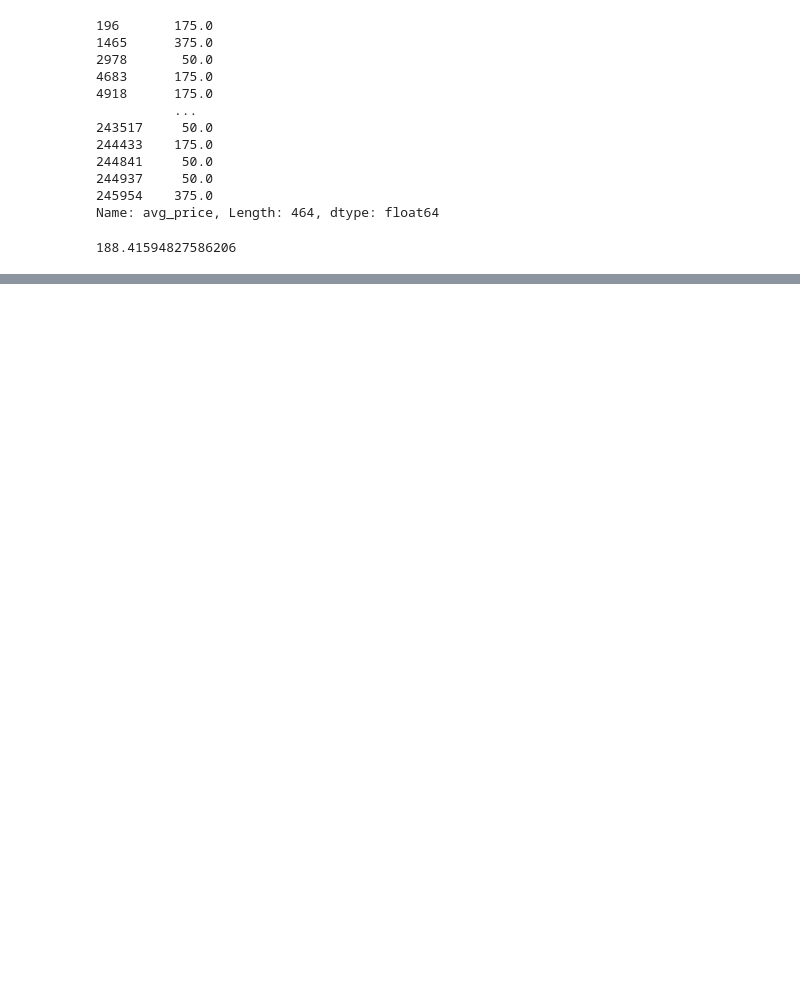
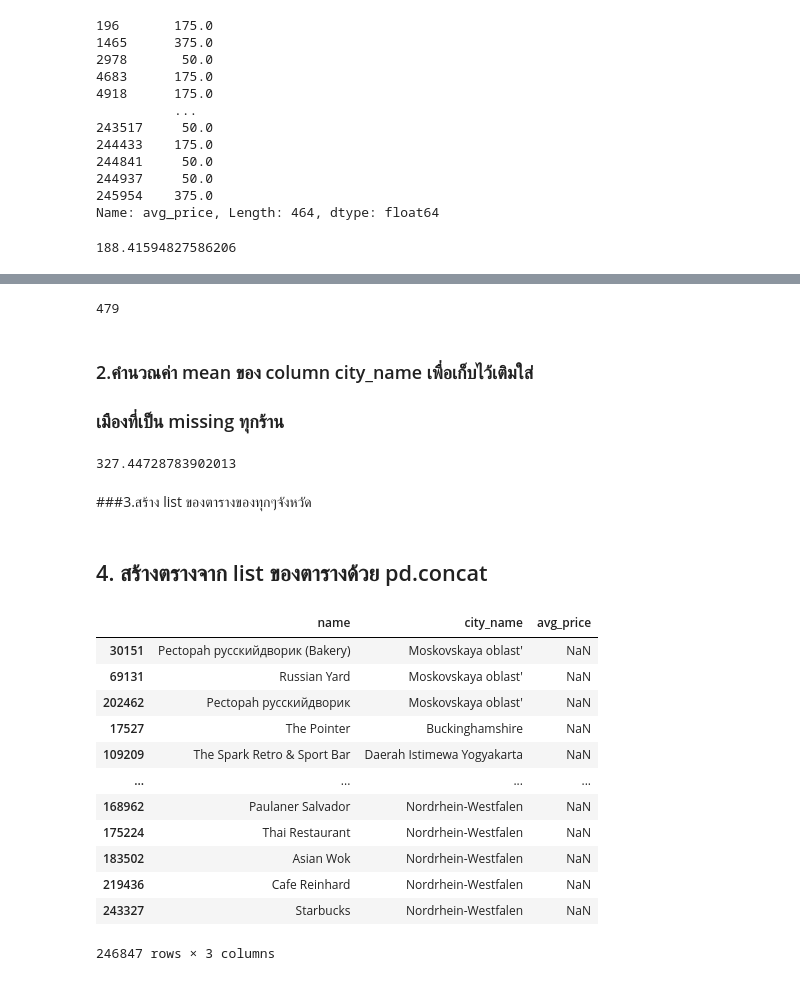
Before and after one commit to tanpharamut/KKU_data_mining, a Jupyter notebook: Pandas_101.ipynb, the cells around one changed output, grey strips where cells are left out. Cells and saved outputs as stored; diff of their text form; code cells hidden in the pictures; blank space fills up the shorter version.

```diff
--- a/Pandas_101.ipynb
+++ b/Pandas_101.ipynb
@@ -482,0 +532,15 @@ Chiang_Mai_dp.mean()
+# %%
+all_cities = set(new_table['city_name'])
+len(all_cities)
+# %% [output]
+479
+# %% [markdown]
+### 2.คำนวณค่า mean ของ column city_name เพื่อเก็บไว้เติมใส่
+### เมืองที่เป็น missing ทุกร้าน
+# %%
+all_mean = new_table.dropna(subset=['avg_price'])['avg_price'].mean()
+all_mean
+# %% [output]
+327.44728783902013
+# %% [markdown]
+###3.สร้าง list ของตารางของทุกๆจังหวัด
@@ -482,0 +554,19 @@ Chiang_Mai_dp.mean()
+# %% [markdown]
+## 4. สร้างตรางจาก list ของตารางด้วย pd.concat
+# %%
+all_no_missing = pandas.concat(all_cities_list)
+all_no_missing
+# %% [output]
+|  | name | city_name | avg_price |
+| 30151 | Pectopah русскийдворик (Bakery) | Moskovskaya oblast' | NaN |
+| 69131 | Russian Yard | Moskovskaya oblast' | NaN |
+| 202462 | Pectopah русскийдворик | Moskovskaya oblast' | NaN |
+| 17527 | The Pointer | Buckinghamshire | NaN |
+| 109209 | The Spark Retro & Sport Bar | Daerah Istimewa Yogyakarta | NaN |
+| ... | ... | ... | ... |
+| 168962 | Paulaner Salvador | Nordrhein-Westfalen | NaN |
+| 175224 | Thai Restaurant | Nordrhein-Westfalen | NaN |
+| 183502 | Asian Wok | Nordrhein-Westfalen | NaN |
+| 219436 | Cafe Reinhard | Nordrhein-Westfalen | NaN |
+| 243327 | Starbucks | Nordrhein-Westfalen | NaN |
+246847 rows × 3 columns
```
Also changed, not shown: parts of 13 cells of this notebook.
